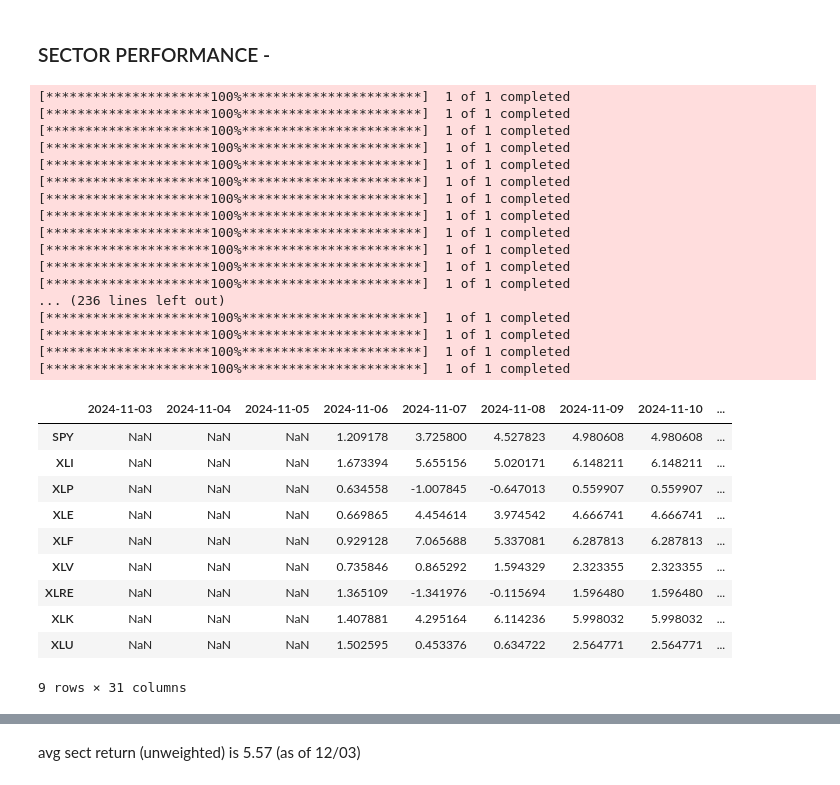
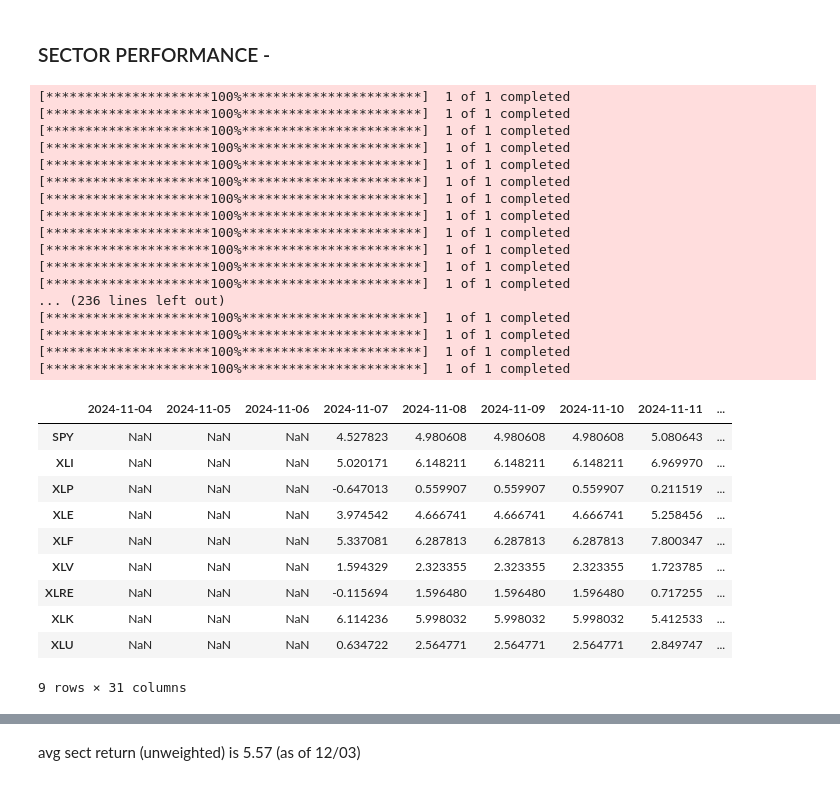
Before and after one commit to visheshgupta19/IDS_789_Final_Project, a Jupyter notebook: algo_update.ipynb, the cells around one changed output, grey strips where cells are left out. Cells and saved outputs as stored; diff of their text form; code cells hidden in the pictures.

```diff
--- a/algo_update.ipynb
+++ b/algo_update.ipynb
@@ -341,15 +341,18 @@ df_updated
 
 import yfinance as yf
 from datetime import datetime, timedelta
+from dateutil.relativedelta import relativedelta
 
 
-def get_returns(ticker, checkdate):
+def get_returns(ticker, checkdate, intvl, start_of_year, mth, dys):
     # Calculate the start of the year for the given date
     try:
-        start_of_year = datetime.today() - timedelta(days=30)
+        # start_of_year = "2024-01-01"
+
+        checkdate = checkdate + relativedelta(months=mth, days=dys)
 
         # Fetch data using yfinance
-        data = yf.download(ticker, start=start_of_year, end=checkdate, interval="1d")
+        data = yf.download(ticker, start=start_of_year, end=checkdate, interval=intvl)
 
         # Get the adjusted close price on the first day of the year
         start_price = data["Adj Close"].iloc[0]  # Price on the start of the year
@@ -379,8 +382,16 @@ for indx in df_updated.index:
         if indx == "PKST":
             break
         else:
-            df_updated.at[indx, months] = get_returns(indx, month).values[0]
+            df_updated.at[indx, months] = get_returns(
+                indx,
+                month,
+                intvl="1d",
+                start_of_year=datetime.today() - timedelta(days=30),
+                mth=0,
+                dys=1,
+            ).values[0]
 
+a = df_updated
 df_updated
 # %% [output]
 [*********************100%***********************]  1 of 1 completed
@@ -469,44 +469,51 @@ df_sectors = df_sectors.drop(df_sectors.columns[0], axis=1)
 df_sectors
 
 
 for indx in df_sectors.index:
     for months in df_sectors.columns[3:]:  # Skip the first column (e.g., Jan)
         # Ensure `months` is handled as a datetime object
         if isinstance(months, str):
             month = datetime.strptime(months, "%Y-%m-%d")
         else:
             month = months  # Already a datetime object
-        df_sectors.at[indx, months] = get_returns(indx, month).values[0]
+        df_sectors.at[indx, months] = get_returns(
+            indx,
+            month,
+            intvl="1d",
+            start_of_year=datetime.today() - timedelta(days=30),
+            mth=0,
+            dys=1,
+        ).values[0]
 
 df_sectors
 # %% [output]
 [*********************100%***********************]  1 of 1 completed
 [*********************100%***********************]  1 of 1 completed
 [*********************100%***********************]  1 of 1 completed
 [*********************100%***********************]  1 of 1 completed
 [*********************100%***********************]  1 of 1 completed
 [*********************100%***********************]  1 of 1 completed
 [*********************100%***********************]  1 of 1 completed
 [*********************100%***********************]  1 of 1 completed
 [*********************100%***********************]  1 of 1 completed
 [*********************100%***********************]  1 of 1 completed
 [*********************100%***********************]  1 of 1 completed
 [*********************100%***********************]  1 of 1 completed
 ... (236 lines left out)
 [*********************100%***********************]  1 of 1 completed
 [*********************100%***********************]  1 of 1 completed
 [*********************100%***********************]  1 of 1 completed
 [*********************100%***********************]  1 of 1 completed
-|  | 2024-11-03 | 2024-11-04 | 2024-11-05 | 2024-11-06 | 2024-11-07 | 2024-11-08 | 2024-11-09 | 2024-11-10 | ... |
-| SPY | NaN | NaN | NaN | 1.209178 | 3.725800 | 4.527823 | 4.980608 | 4.980608 | ... |
-| XLI | NaN | NaN | NaN | 1.673394 | 5.655156 | 5.020171 | 6.148211 | 6.148211 | ... |
-| XLP | NaN | NaN | NaN | 0.634558 | -1.007845 | -0.647013 | 0.559907 | 0.559907 | ... |
-| XLE | NaN | NaN | NaN | 0.669865 | 4.454614 | 3.974542 | 4.666741 | 4.666741 | ... |
-| XLF | NaN | NaN | NaN | 0.929128 | 7.065688 | 5.337081 | 6.287813 | 6.287813 | ... |
-| XLV | NaN | NaN | NaN | 0.735846 | 0.865292 | 1.594329 | 2.323355 | 2.323355 | ... |
-| XLRE | NaN | NaN | NaN | 1.365109 | -1.341976 | -0.115694 | 1.596480 | 1.596480 | ... |
-| XLK | NaN | NaN | NaN | 1.407881 | 4.295164 | 6.114236 | 5.998032 | 5.998032 | ... |
-| XLU | NaN | NaN | NaN | 1.502595 | 0.453376 | 0.634722 | 2.564771 | 2.564771 | ... |
+|  | 2024-11-04 | 2024-11-05 | 2024-11-06 | 2024-11-07 | 2024-11-08 | 2024-11-09 | 2024-11-10 | 2024-11-11 | ... |
+| SPY | NaN | NaN | NaN | 4.527823 | 4.980608 | 4.980608 | 4.980608 | 5.080643 | ... |
+| XLI | NaN | NaN | NaN | 5.020171 | 6.148211 | 6.148211 | 6.148211 | 6.969970 | ... |
+| XLP | NaN | NaN | NaN | -0.647013 | 0.559907 | 0.559907 | 0.559907 | 0.211519 | ... |
+| XLE | NaN | NaN | NaN | 3.974542 | 4.666741 | 4.666741 | 4.666741 | 5.258456 | ... |
+| XLF | NaN | NaN | NaN | 5.337081 | 6.287813 | 6.287813 | 6.287813 | 7.800347 | ... |
+| XLV | NaN | NaN | NaN | 1.594329 | 2.323355 | 2.323355 | 2.323355 | 1.723785 | ... |
+| XLRE | NaN | NaN | NaN | -0.115694 | 1.596480 | 1.596480 | 1.596480 | 0.717255 | ... |
+| XLK | NaN | NaN | NaN | 6.114236 | 5.998032 | 5.998032 | 5.998032 | 5.412533 | ... |
+| XLU | NaN | NaN | NaN | 0.634722 | 2.564771 | 2.564771 | 2.564771 | 2.849747 | ... |
 9 rows × 31 columns
 # %%
 df_sectors = df_sectors.fillna(0)
```
Also changed, not shown: parts of 18 cells of this notebook.
